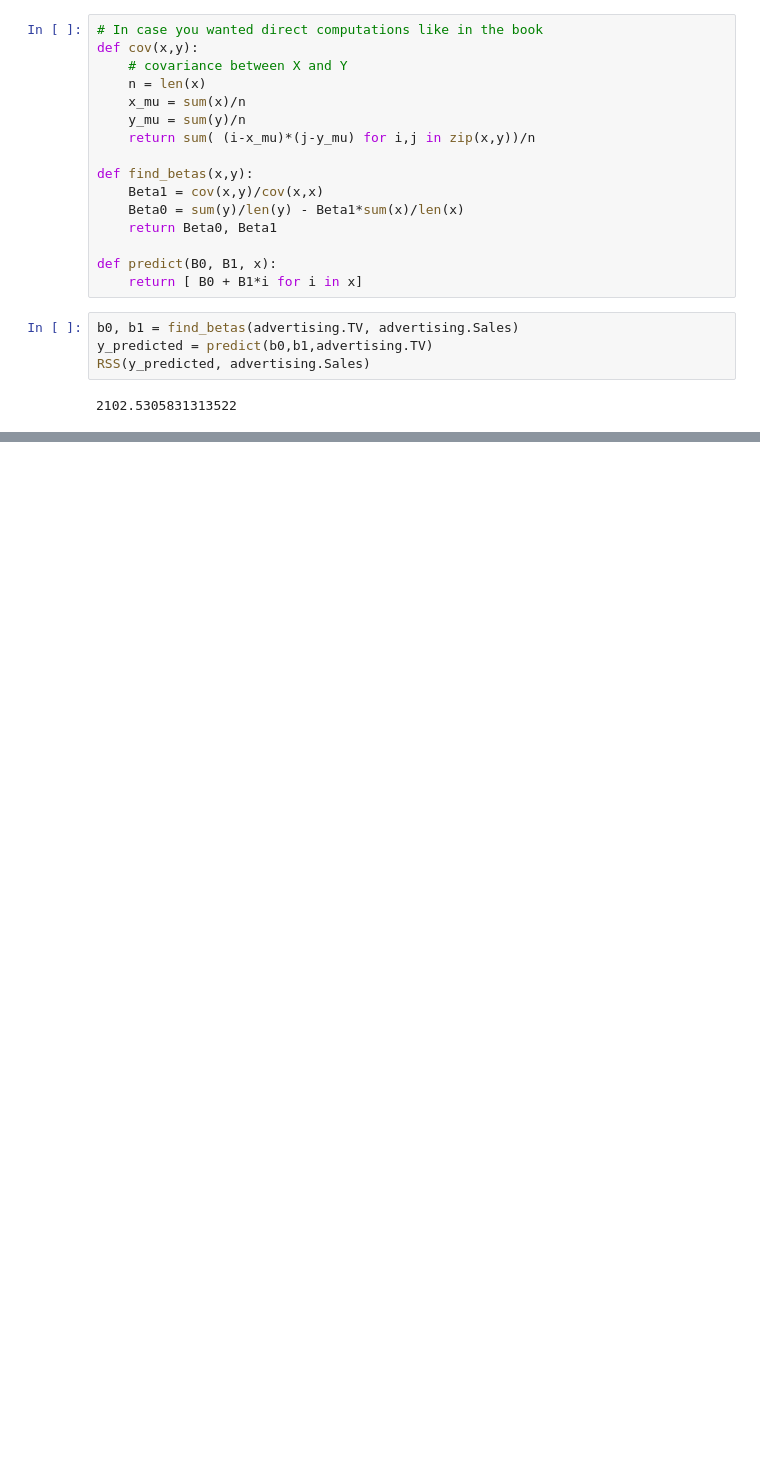
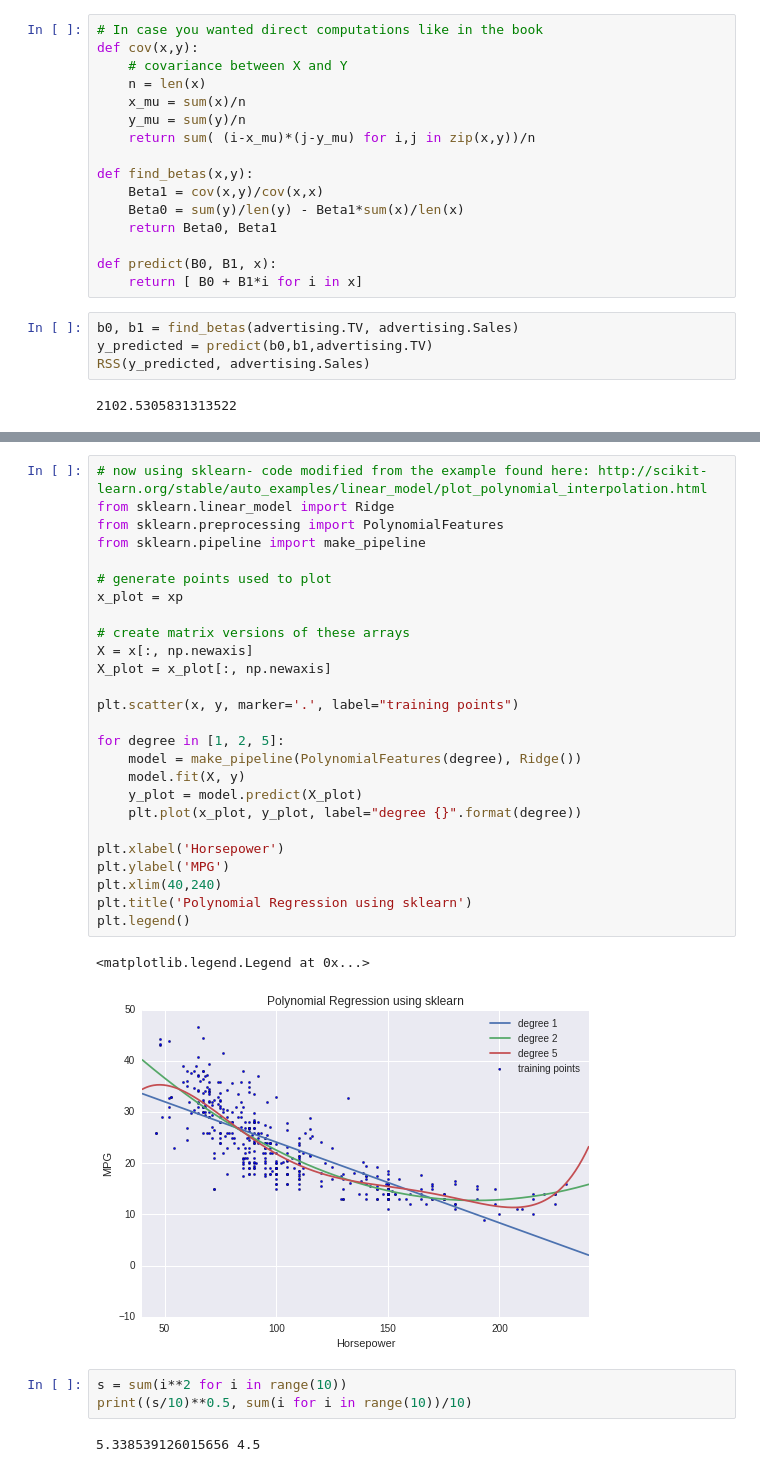
Before and after one commit to Michael-J-Ward/StatisticalLearning, a Jupyter notebook: Ch3/ISLR_ch3.ipynb, the cells around one changed output, grey strips where cells are left out. Cells and saved outputs as stored; diff of their text form; blank space fills up the shorter version.

```diff
--- a/Ch3/ISLR_ch3.ipynb
+++ b/Ch3/ISLR_ch3.ipynb
@@ -72,0 +119,34 @@ X.shape
+# %%
+# now using sklearn- code modified from the example found here: http://scikit-learn.org/stable/auto_examples/linear_model/plot_polynomial_interpolation.html
+from sklearn.linear_model import Ridge
+from sklearn.preprocessing import PolynomialFeatures
+from sklearn.pipeline import make_pipeline
+
+# generate points used to plot
+x_plot = xp
+
+# create matrix versions of these arrays
+X = x[:, np.newaxis]
+X_plot = x_plot[:, np.newaxis]
+
+plt.scatter(x, y, marker='.', label="training points")
+
+for degree in [1, 2, 5]:
+    model = make_pipeline(PolynomialFeatures(degree), Ridge())
+    model.fit(X, y)
+    y_plot = model.predict(X_plot)
+    plt.plot(x_plot, y_plot, label="degree {}".format(degree))
+
+plt.xlabel('Horsepower')
+plt.ylabel('MPG')
+plt.xlim(40,240)
+plt.title('Polynomial Regression using sklearn')
+plt.legend()
+# %% [output]
+<matplotlib.legend.Legend at 0x...>
+[figure, added]
+# %%
+s = sum(i**2 for i in range(10))
+print((s/10)**0.5, sum(i for i in range(10))/10)
+# %% [output]
+5.338539126015656 4.5
```
Also changed, not shown: parts of 12 cells of this notebook, 13 other files.
